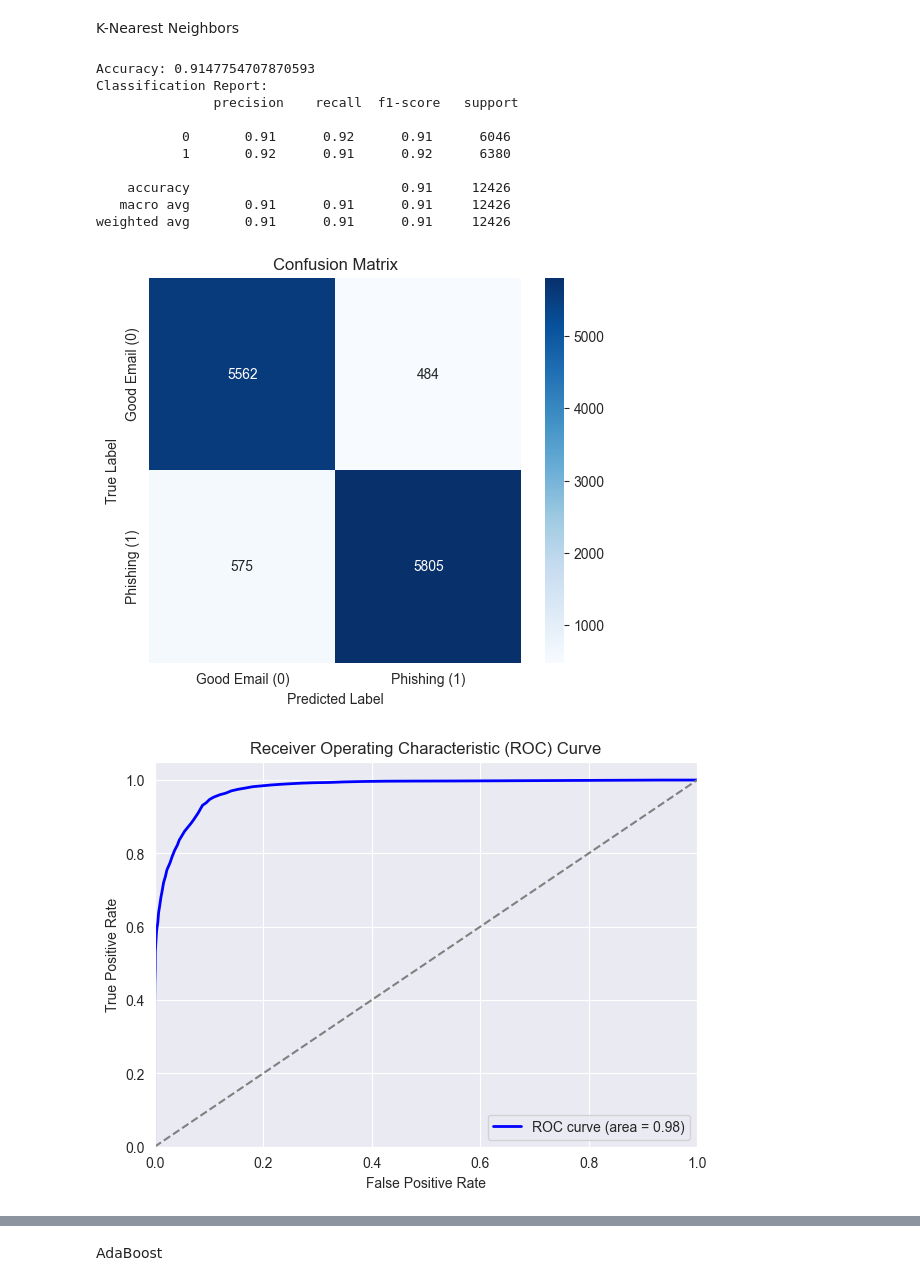
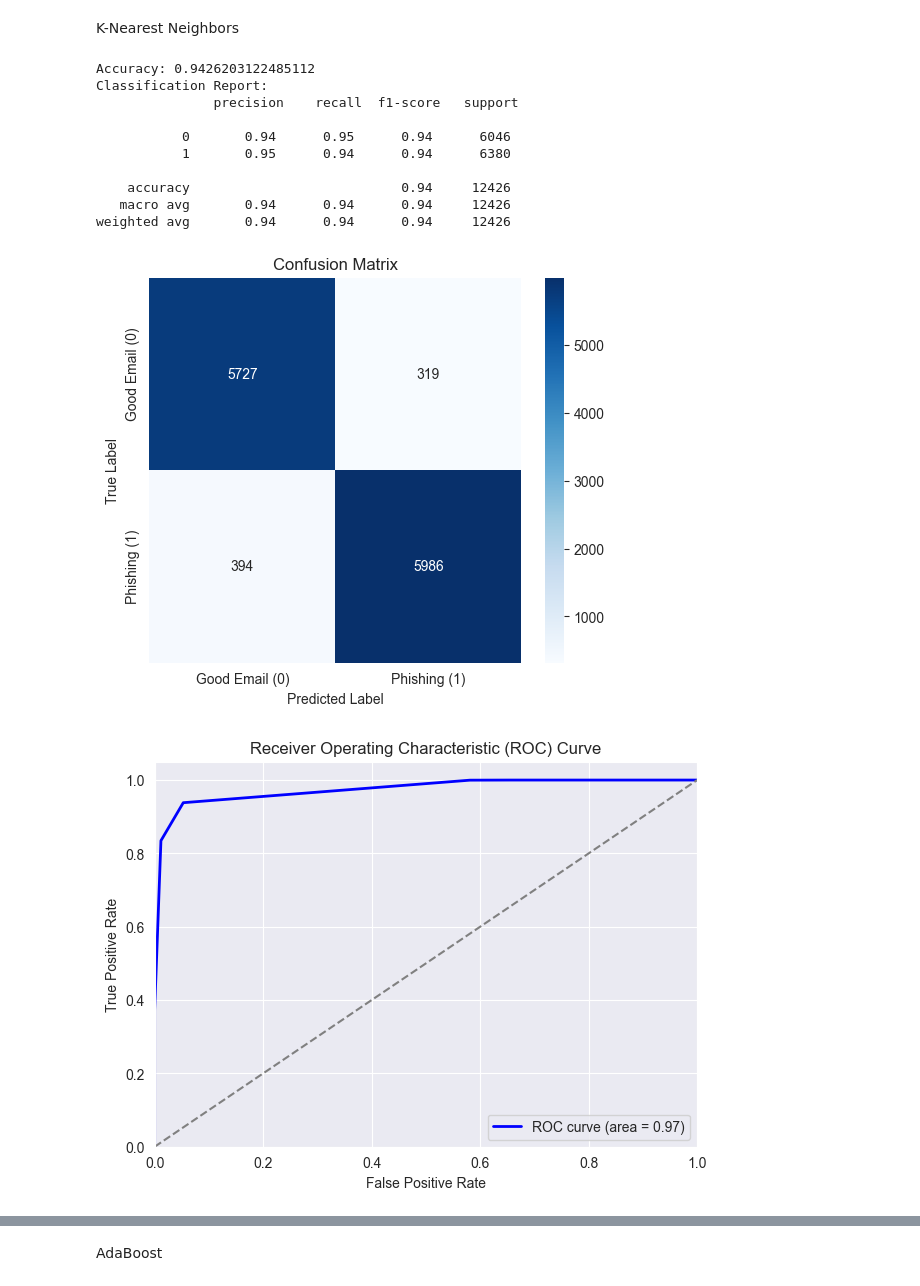
Before and after one commit to IngridSin/CyberSentinelML, a Jupyter notebook: IM/scripts/combine3.ipynb, the cells around one changed output, grey strips where cells are left out. Cells and saved outputs as stored; diff of their text form; code cells hidden in the pictures.

```diff
--- a/IM/scripts/combine3.ipynb
+++ b/IM/scripts/combine3.ipynb
@@ -565,8 +548,8 @@ y = df['label']
 # Split dataset
 X_train, X_test, y_train, y_test = train_test_split(X_combined, y, test_size=0.2, random_state=42)
 
-#  consider the 25 nearest neighbors when determining the class of a new data point
-knn_model = KNeighborsClassifier(n_neighbors=50)
+#  consider the 5 nearest neighbors when determining the class of a new data point
+knn_model = KNeighborsClassifier(n_neighbors=6, n_jobs= -1)
 knn_model.fit(X_train, y_train)
 
 # Predictions
@@ -577,41 +560,41 @@ y_pred_proba = knn_model.predict_proba(X_test)[:, 1]
 print("Accuracy:", accuracy_score(y_test, y_pred))
 print("Classification Report:\n", classification_report(y_test, y_pred))
 
 # Confusion Matrix
 cm = confusion_matrix(y_test, y_pred)
 plt.figure(figsize=(6, 5))
 sns.heatmap(cm, annot=True, fmt="d", cmap="Blues", xticklabels=['Good Email (0)', 'Phishing (1)'], yticklabels=['Good Email (0)', 'Phishing (1)'])
 plt.xlabel("Predicted Label")
 plt.ylabel("True Label")
 plt.title("Confusion Matrix")
 plt.show()
 
 # ROC Curve
 fpr, tpr, _ = roc_curve(y_test, y_pred_proba)
 roc_auc = auc(fpr, tpr)
 plt.figure(figsize=(7, 5))
 plt.plot(fpr, tpr, color="blue", lw=2, label="ROC curve (area = %0.2f)" % roc_auc)
 plt.plot([0, 1], [0, 1], color="gray", linestyle="--")
 plt.xlim([0.0, 1.0])
 plt.ylim([0.0, 1.05])
 plt.xlabel("False Positive Rate")
 plt.ylabel("True Positive Rate")
 plt.title("Receiver Operating Characteristic (ROC) Curve")
 plt.legend(loc="lower right")
 plt.show()
 # %% [output]
-Accuracy: 0.9147754707870593
+Accuracy: 0.9426203122485112
 Classification Report:
                precision    recall  f1-score   support
 
-           0       0.91      0.92      0.91      6046
-           1       0.92      0.91      0.92      6380
+           0       0.94      0.95      0.94      6046
+           1       0.95      0.94      0.94      6380
 
-    accuracy                           0.91     12426
-   macro avg       0.91      0.91      0.91     12426
-weighted avg       0.91      0.91      0.91     12426
+    accuracy                           0.94     12426
+   macro avg       0.94      0.94      0.94     12426
+weighted avg       0.94      0.94      0.94     12426
-[figure, old version]
+[figure, new version]
-[figure, old version]
+[figure, new version]
 # %%
 # Load test data
 test_df = pd.read_excel(r"C:\Users\may\Desktop\phishing.xlsx")
```
Also changed, not shown: parts of 18 cells of this notebook.
